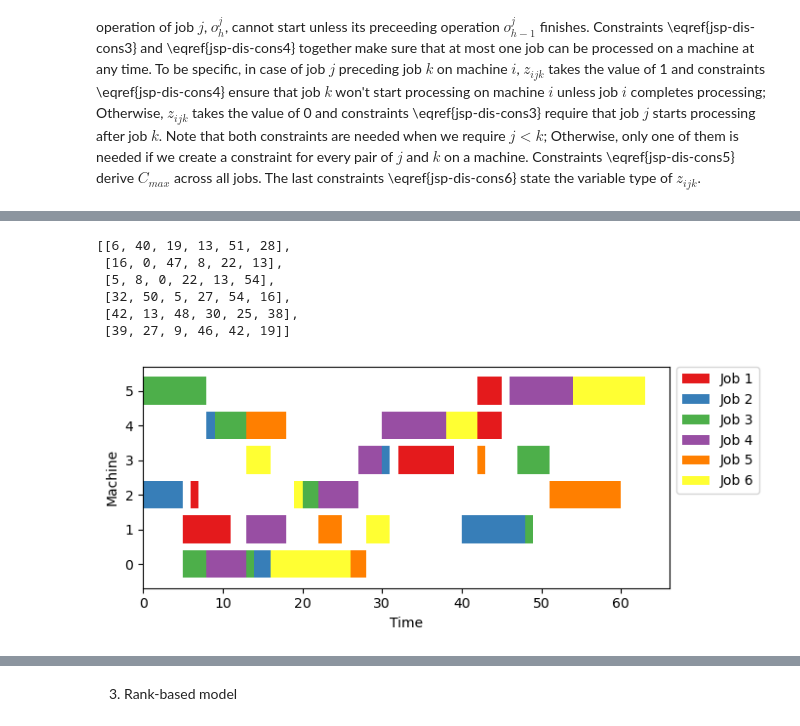
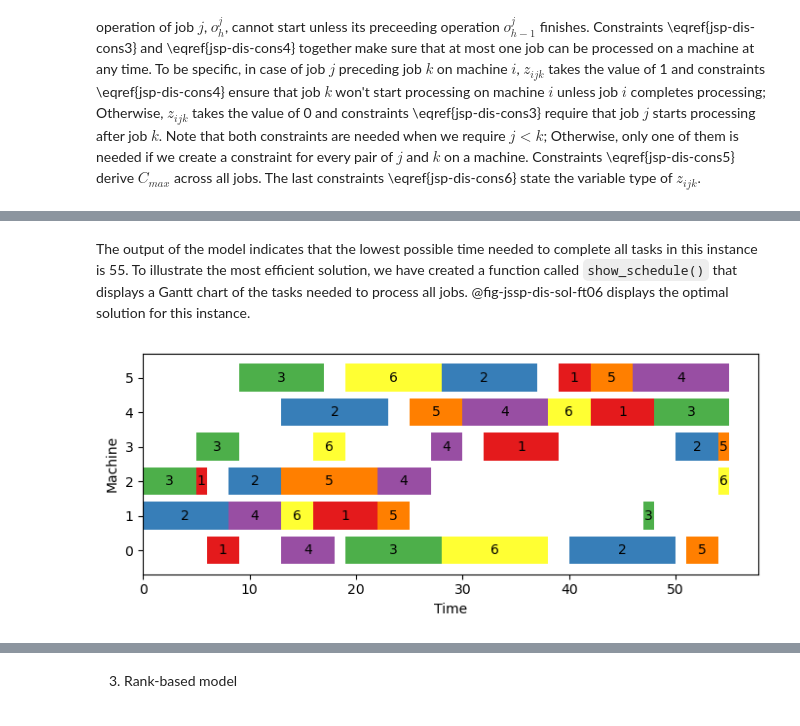
Before and after one commit to kunlei/python-ortools-notes, a Jupyter notebook: integer-programming.ipynb, the cells around one changed output, grey strips where cells are left out. Drawn from its saved outputs; the diff is of its cells as text; code cells hidden in the pictures.

```diff
--- a/integer-programming.ipynb
+++ b/integer-programming.ipynb
@@ -173,5 +167,5 @@ The code snippet below shows the complete code.
 # %%
-#| code-overflow: wrap
+#| code-overflow: no-wrap
 #| code-line-numbers: true
 
 from typing import List, Dict
@@ -224,8 +218,8 @@ for job, job_operations in enumerate(operations):
         prev_time = processing_times[job][prev_machine]
         solver.Add(
             var_time[curr_machine][job] >=
-                   var_time[prev_machine][job] +
-                   prev_time
+                var_time[prev_machine][job] +
+                prev_time
             )
 
 V = 0
@@ -258,10 +252,13 @@ for job in range(num_jobs):
 status = solver.Solve()
 
 if status == solver.OPTIMAL:
-    print(f"min. makespan = {solver.Objective().Value()}")
+    print(f"min. makespan = {solver.Objective().Value():.2f}")
 
     opt_time = []
     for machine in range(num_machines):
-        arr = [int(var_time[machine][job].solution_value()) for job in range(num_jobs)]
+        arr = [
+            int(var_time[machine][job].solution_value())
+            for job in range(num_jobs)
+        ]
         opt_time.append(arr)
 # %% [output]
@@ -269,37 +266,45 @@ min. makespan = 55.00000000000002
-# %%
-opt_time
-# %% [output]
-[[6, 40, 19, 13, 51, 28],
- [16, 0, 47, 8, 22, 13],
- [5, 8, 0, 22, 13, 54],
- [32, 50, 5, 27, 54, 16],
- [42, 13, 48, 30, 25, 38],
- [39, 27, 9, 46, 42, 19]]
+# %% [markdown]
+The output of the model indicates that the lowest possible time needed to complete all tasks in this instance is 55. To illustrate the most efficient solution, we have created a function called `show_schedule()` that displays a Gantt chart of the tasks needed to process all jobs. @fig-jssp-dis-sol-ft06 displays the optimal solution for this instance.
 # %%
+#| code-fold: false
+#| label: fig-jssp-dis-sol-ft06
+#| fig-cap: Optimal solution of the ft06 instance
+
 import matplotlib as mpl
 import matplotlib.pyplot as plt
 
-# colors = mpl.colormaps["Dark2"].colors + mpl.colormaps["Set2"].colors
-colors = mpl.colormaps["Set1"].colors
+def show_schedule(num_jobs, operations, processing_times):
+    colors = mpl.colormaps["Set1"].colors
 
-fig, ax = plt.subplots(figsize=[7, 3], dpi=100)
+    fig, ax = plt.subplots(figsize=[7, 3], dpi=100)
 
-for idx, job in enumerate(range(num_jobs)):
-    machines = operations[job]
-    job_start_times = [opt_time[machine][job] for machine in range(num_machines)]
-    job_processing_times = [processing_times[job][machine] for machine in operations[job]]
+    for idx, job in enumerate(range(num_jobs)):
+        machines = operations[job]
+        job_start_times = [opt_time[machine][job]
+                            for machine in machines]
+        job_processing_times = [processing_times[job][machine]
+                                for machine in operations[job]]
 
-    if idx >= len(colors):
-        idx = idx % len(colors)
-    color = colors[idx]
+        if idx >= len(colors):
+            idx = idx % len(colors)
+        color = colors[idx]
 
-    ax.barh(machines, job_processing_times, left=job_start_times, label=f'Job {job + 1}', color=color)
+        bars = ax.barh(machines,
+                width=job_processing_times,
+                left=job_start_times,
+                label=f'Job {job + 1}',
+                color=color)
 
-ax.set_yticks(machines)
-ax.set_xlabel("Time")
-ax.set_ylabel("Machine")
-ax.legend(loc='upper left', bbox_to_anchor=(1, 1.03))
-fig.tight_layout()
-plt.show()
+        ax.bar_label(bars,
+                    fmt=f'{job + 1}',
+                    label_type='center')
+
+    ax.set_yticks(machines)
+    ax.set_xlabel("Time")
+    ax.set_ylabel("Machine")
+    fig.tight_layout()
+    plt.show()
+
+show_schedule(num_jobs, operations, processing_times)
 # %% [output]
-[figure, old version]
+[figure, new version]
```
Also changed, not shown: parts of 12 cells of this notebook, 1 other file.
